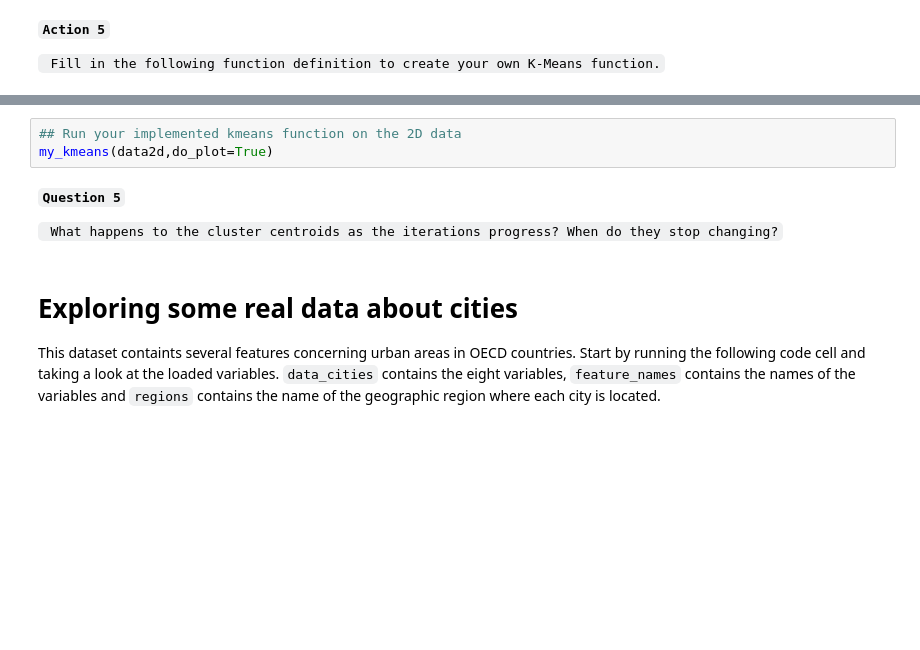
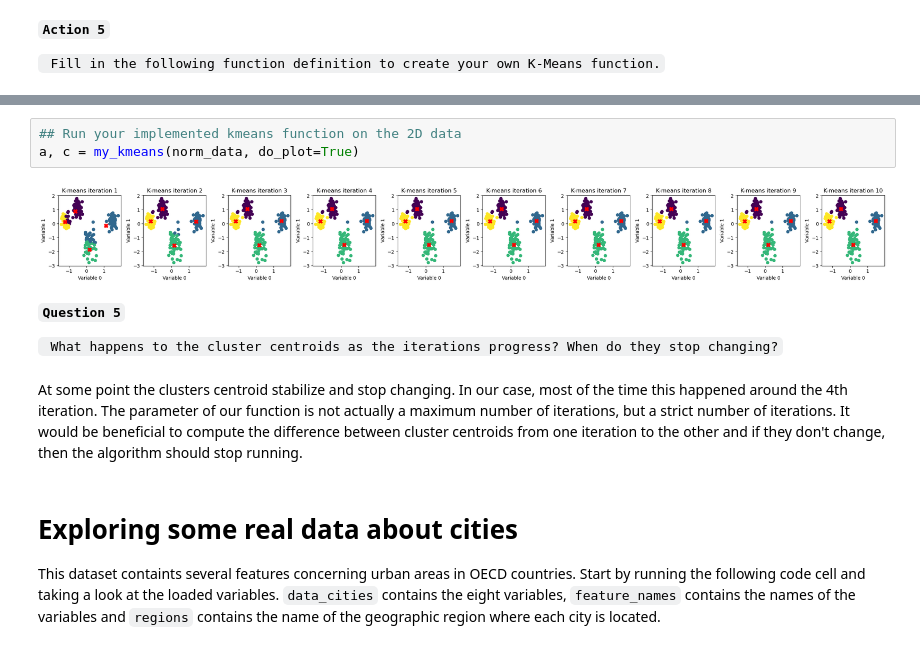
Before and after one commit to mdominguezd/MachineLearning_Project_MDD_LRI, a Jupyter notebook: Project/MGI_W3_groupwork_clustering.ipynb, the cells around one changed output, grey strips where cells are left out. Saved outputs shown, nothing was run; the diff lists cells and outputs as text; blank space fills up the shorter version.

```diff
--- a/Project/MGI_W3_groupwork_clustering.ipynb
+++ b/Project/MGI_W3_groupwork_clustering.ipynb
@@ -141,11 +204,15 @@ def my_kmeans(data,K=4,maxiter=10,do_plot=False):
     return cluster_assignments, cluster_centroids
 # %%
 ## Run your implemented kmeans function on the 2D data
-my_kmeans(data2d,do_plot=True)
+a, c = my_kmeans(norm_data, do_plot=True)
+# %% [output]
+[figure, added]
 # %% [markdown]
 **``Question 5``**
 
 `` What happens to the cluster centroids as the iterations progress? When do they stop changing?``
+# %% [markdown]
+At some point the clusters centroid stabilize and stop changing. In our case, most of the time this happened around the 4th iteration. The parameter of our function is not actually a maximum number of iterations, but a strict number of iterations. It would be beneficial to compute the difference between cluster centroids from one iteration to the other and if they don't change, then the algorithm should stop running.
 # %% [markdown]
 # **Exploring some real data about cities**
 
```
Also changed, not shown: parts of 20 cells of this notebook.
